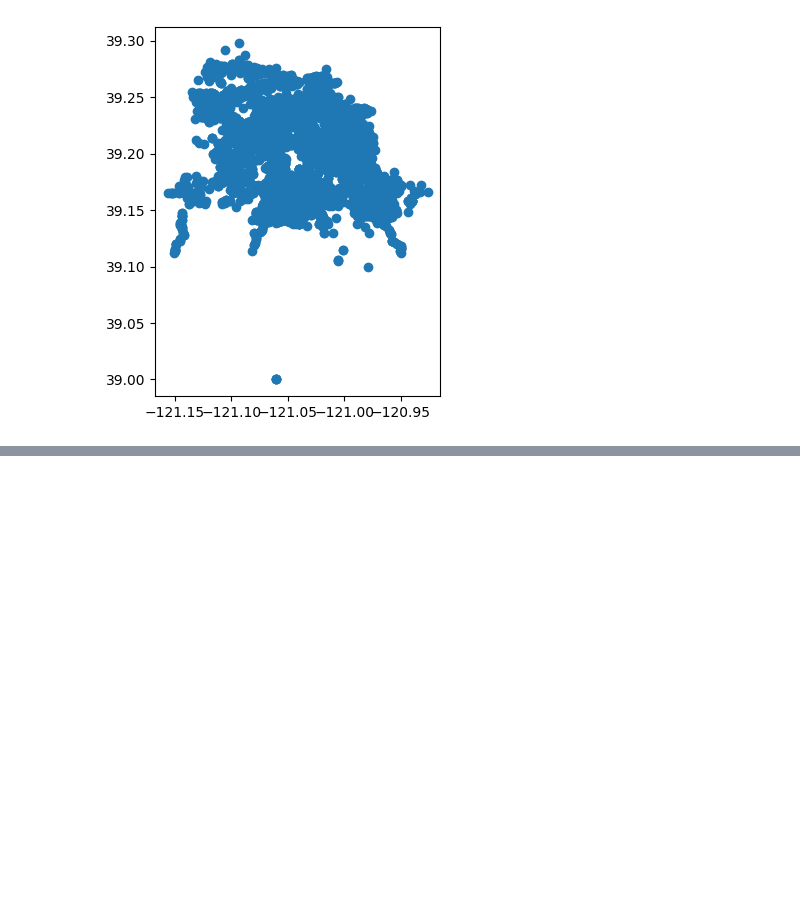
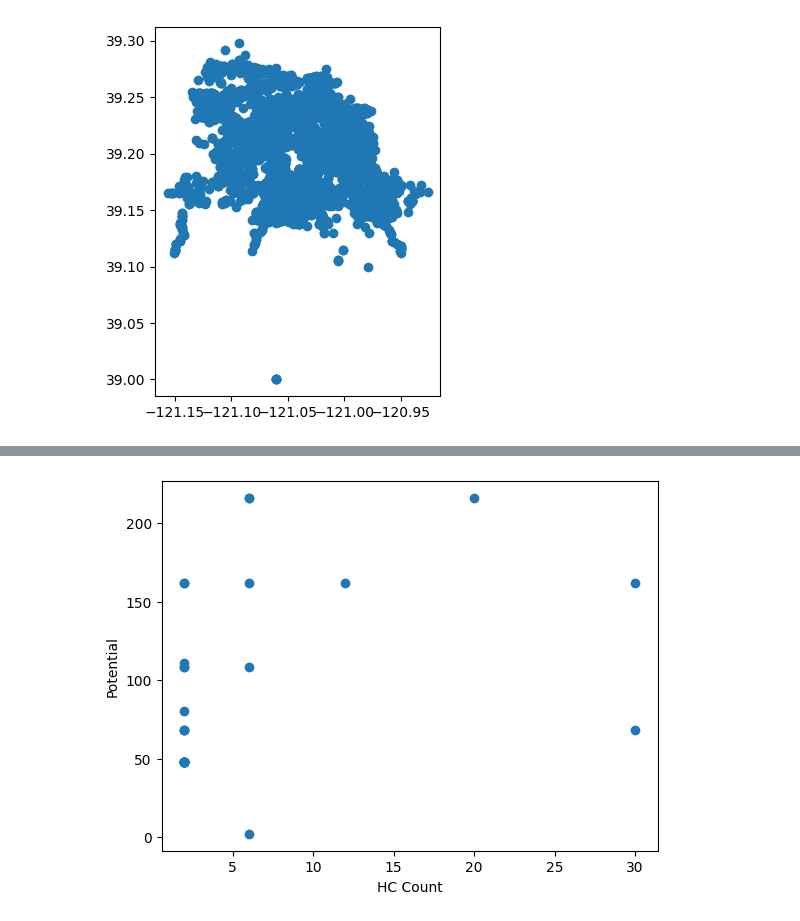
Before and after one commit to pfoytik/scenarioDiscovery, a Jupyter notebook: ema_analyze.ipynb, the cells around one changed output, grey strips where cells are left out. Saved outputs shown, nothing was run; the diff lists cells and outputs as text; code cells hidden in the pictures; blank space fills up the shorter version.

```diff
--- a/ema_analyze.ipynb
+++ b/ema_analyze.ipynb
@@ -261,0 +390,15 @@ plt.show()
+# %%
+#### get potential for each ladris_hc_count_json
+ladris_hc_potential = {}
+
+for i in ladris_hc_count_json:
+    if int(i) in ladris_potential_dict:
+        ladris_hc_potential[i] = ladris_potential_dict[int(i)]
+
+### plot scatter plot of ladris_hc_count_json vs ladris_hc_potential
+plt.scatter(ladris_hc_count_json.values(), ladris_hc_potential.values())
+plt.xlabel('HC Count')
+plt.ylabel('Potential')
+plt.show()
+# %% [output]
+[figure, added]
```
Also changed, not shown: parts of 13 cells of this notebook, 1 other file.
